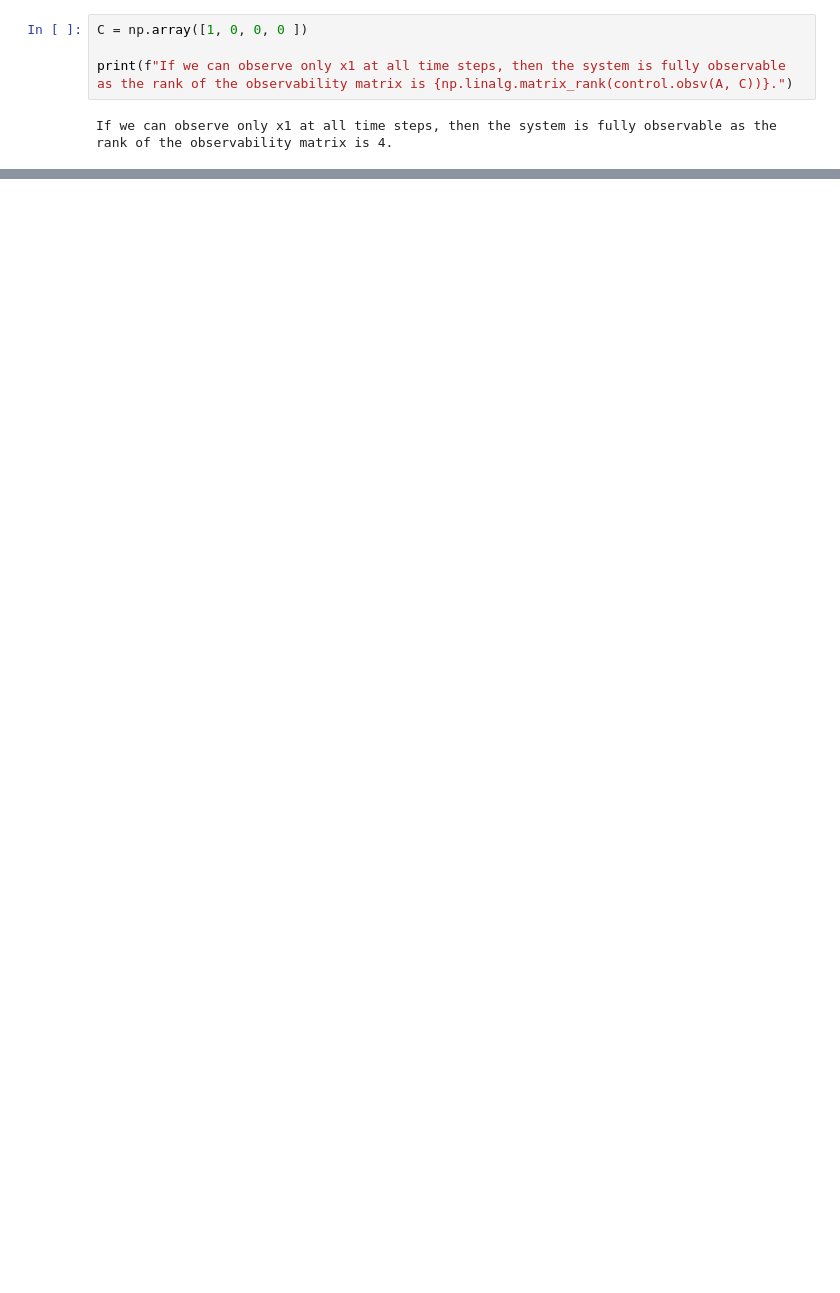
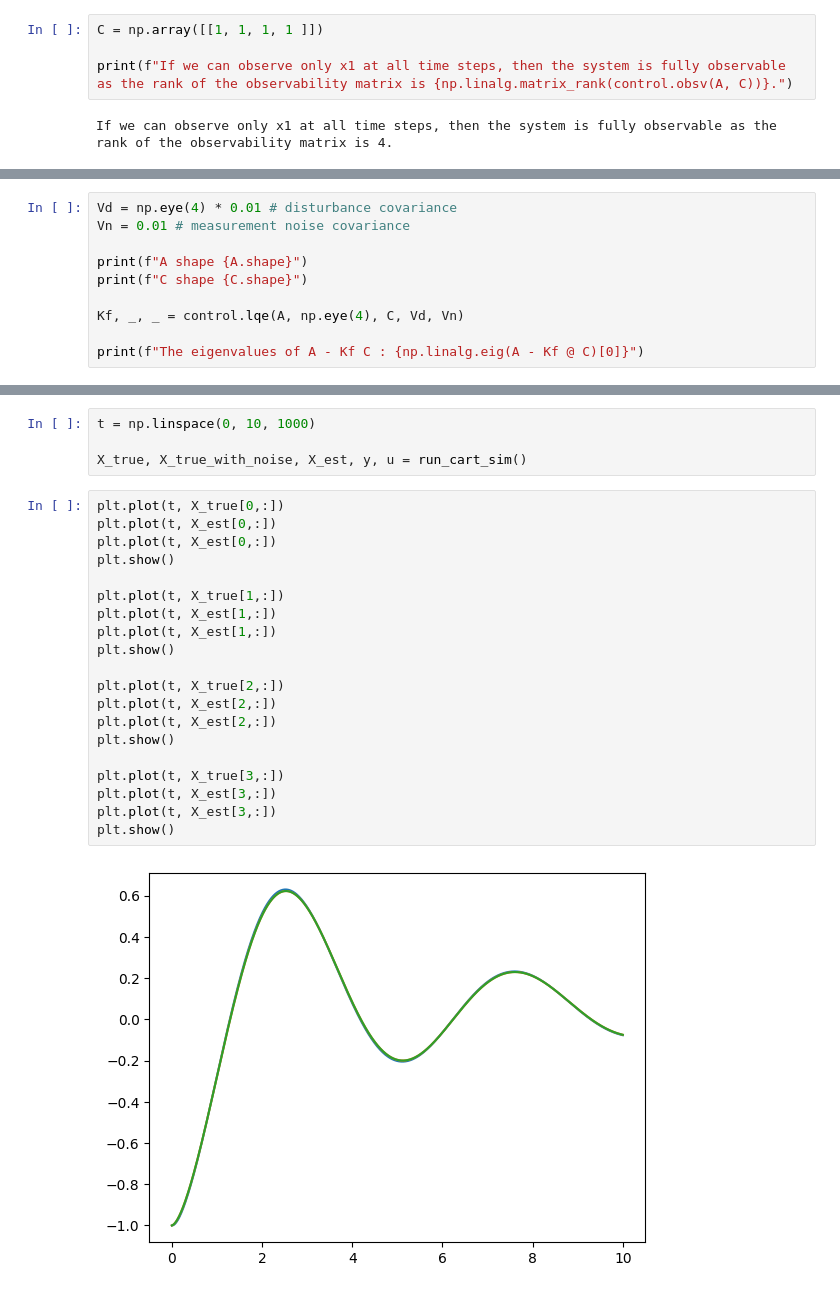
Before and after one commit to paxtonsc/inverted-pendulum-project, a Jupyter notebook: inverted_pendulm.ipynb, the cells around one changed output, grey strips where cells are left out. Drawn from its saved outputs; the diff is of its cells as text; blank space fills up the shorter version.

```diff
--- a/inverted_pendulm.ipynb
+++ b/inverted_pendulm.ipynb
@@ -558,7 +630,7 @@ $$
 O = \begin{bmatrix} C \\ C A \\ CA^2 \\ .. \\ CA^{n-1} \end{bmatrix}
 $$
 # %%
-C = np.array([1, 0, 0, 0 ])
+C = np.array([[1, 1, 1, 1 ]])
 
 print(f"If we can observe only x1 at all time steps, then the system is fully observable as the rank of the observability matrix is {np.linalg.matrix_rank(control.obsv(A, C))}.")
 # %% [output]
@@ -579,0 +641,10 @@ My goal is to write up a simulation for
+# %%
+Vd = np.eye(4) * 0.01 # disturbance covariance
+Vn = 0.01 # measurement noise covariance
+
+print(f"A shape {A.shape}")
+print(f"C shape {C.shape}")
+
+Kf, _, _ = control.lqe(A, np.eye(4), C, Vd, Vn)
+
+print(f"The eigenvalues of A - Kf C : {np.linalg.eig(A - Kf @ C)[0]}")
@@ -579,0 +761,26 @@ My goal is to write up a simulation for
+# %%
+t = np.linspace(0, 10, 1000)
+
+X_true, X_true_with_noise, X_est, y, u = run_cart_sim()
+# %%
+plt.plot(t, X_true[0,:])
+plt.plot(t, X_est[0,:])
+plt.plot(t, X_est[0,:])
+plt.show()
+
+plt.plot(t, X_true[1,:])
+plt.plot(t, X_est[1,:])
+plt.plot(t, X_est[1,:])
+plt.show()
+
+plt.plot(t, X_true[2,:])
+plt.plot(t, X_est[2,:])
+plt.plot(t, X_est[2,:])
+plt.show()
+
+plt.plot(t, X_true[3,:])
+plt.plot(t, X_est[3,:])
+plt.plot(t, X_est[3,:])
+plt.show()
+# %% [output]
+[figure, added]
```
Also changed, not shown: parts of 17 cells of this notebook.
